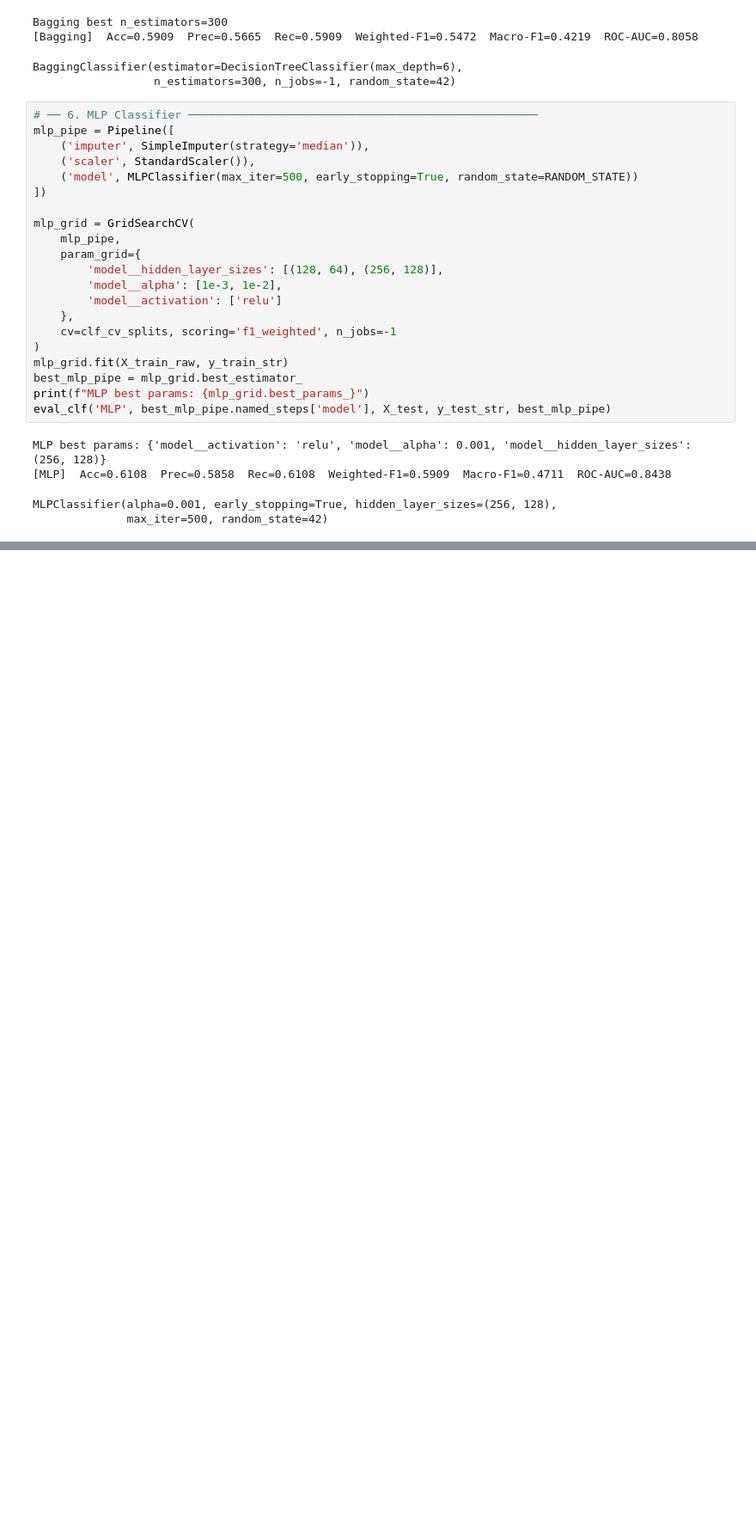
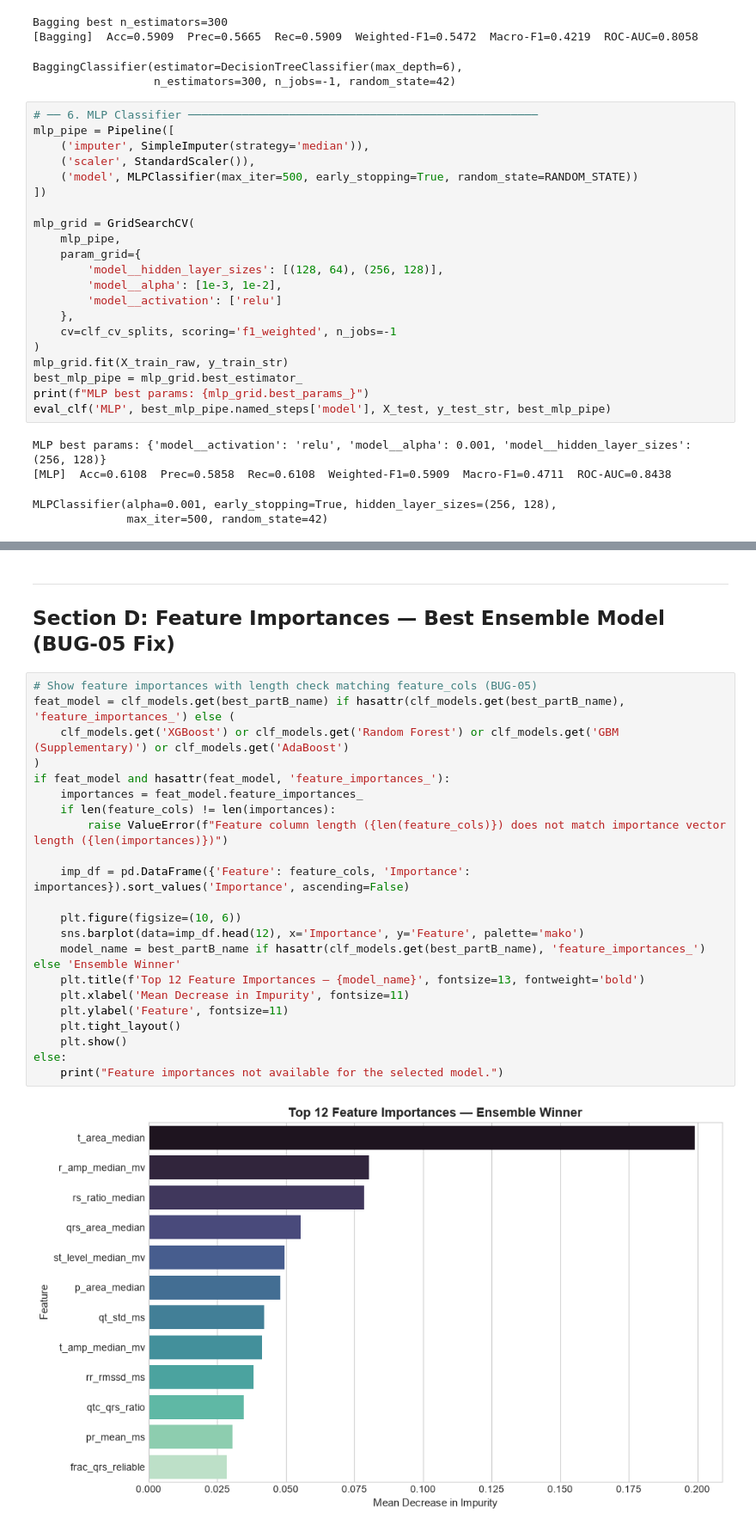
Before and after one commit to Harishraghult/ML_project, a Jupyter notebook: notebooks/classification_partB.ipynb, the cells around one changed output, grey strips where cells are left out. Shown at 86% size. Drawn from its saved outputs; the diff is of its cells as text; blank space fills up the shorter version.

```diff
--- a/notebooks/classification_partB.ipynb
+++ b/notebooks/classification_partB.ipynb
@@ -391,0 +502,27 @@ MLPClassifier(alpha=0.001, early_stopping=True, hidden_layer_sizes=(256, 128),
+# %% [markdown]
+---
+## Section D: Feature Importances — Best Ensemble Model (BUG-05 Fix)
+# %%
+# Show feature importances with length check matching feature_cols (BUG-05)
+feat_model = clf_models.get(best_partB_name) if hasattr(clf_models.get(best_partB_name), 'feature_importances_') else (
+    clf_models.get('XGBoost') or clf_models.get('Random Forest') or clf_models.get('GBM (Supplementary)') or clf_models.get('AdaBoost')
+)
+if feat_model and hasattr(feat_model, 'feature_importances_'):
+    importances = feat_model.feature_importances_
+    if len(feature_cols) != len(importances):
+        raise ValueError(f"Feature column length ({len(feature_cols)}) does not match importance vector length ({len(importances)})")
+
+    imp_df = pd.DataFrame({'Feature': feature_cols, 'Importance': importances}).sort_values('Importance', ascending=False)
+
+    plt.figure(figsize=(10, 6))
+    sns.barplot(data=imp_df.head(12), x='Importance', y='Feature', palette='mako')
+    model_name = best_partB_name if hasattr(clf_models.get(best_partB_name), 'feature_importances_') else 'Ensemble Winner'
+    plt.title(f'Top 12 Feature Importances — {model_name}', fontsize=13, fontweight='bold')
+    plt.xlabel('Mean Decrease in Impurity', fontsize=11)
+    plt.ylabel('Feature', fontsize=11)
+    plt.tight_layout()
+    plt.show()
+else:
+    print("Feature importances not available for the selected model.")
+# %% [output]
+[figure, added]
```
Also changed, not shown: parts of 8 cells of this notebook, 5 other files.
